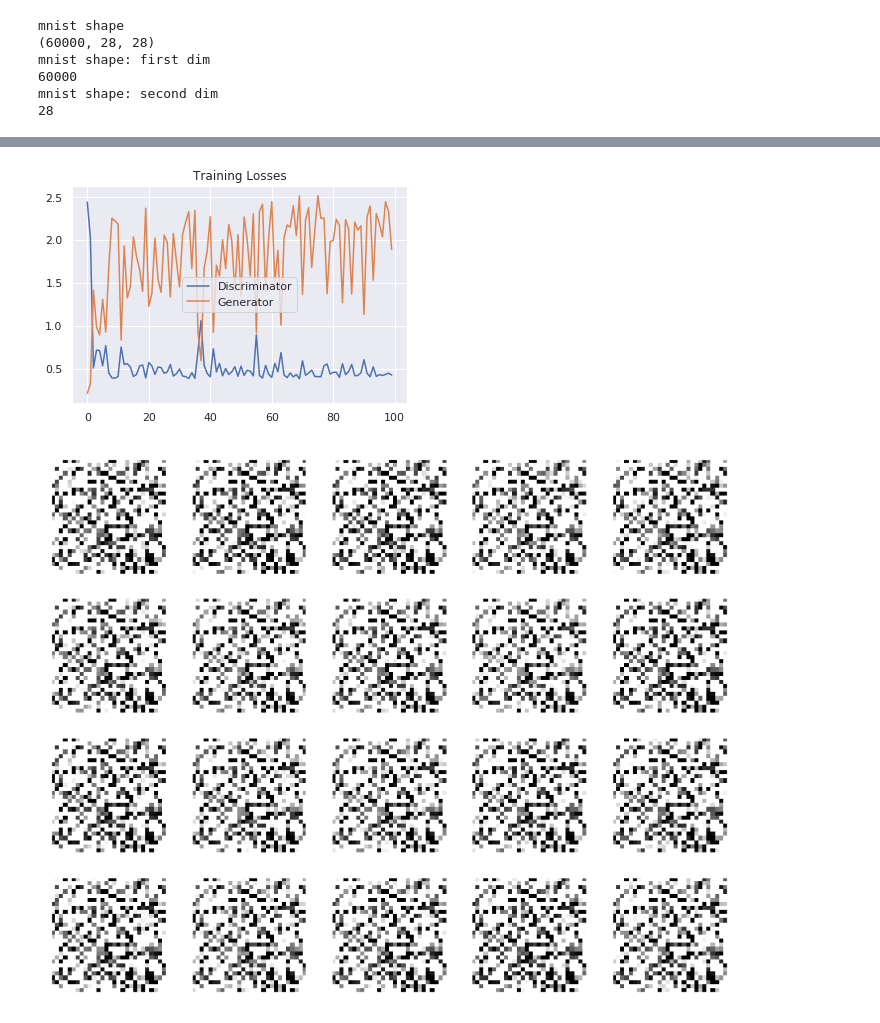
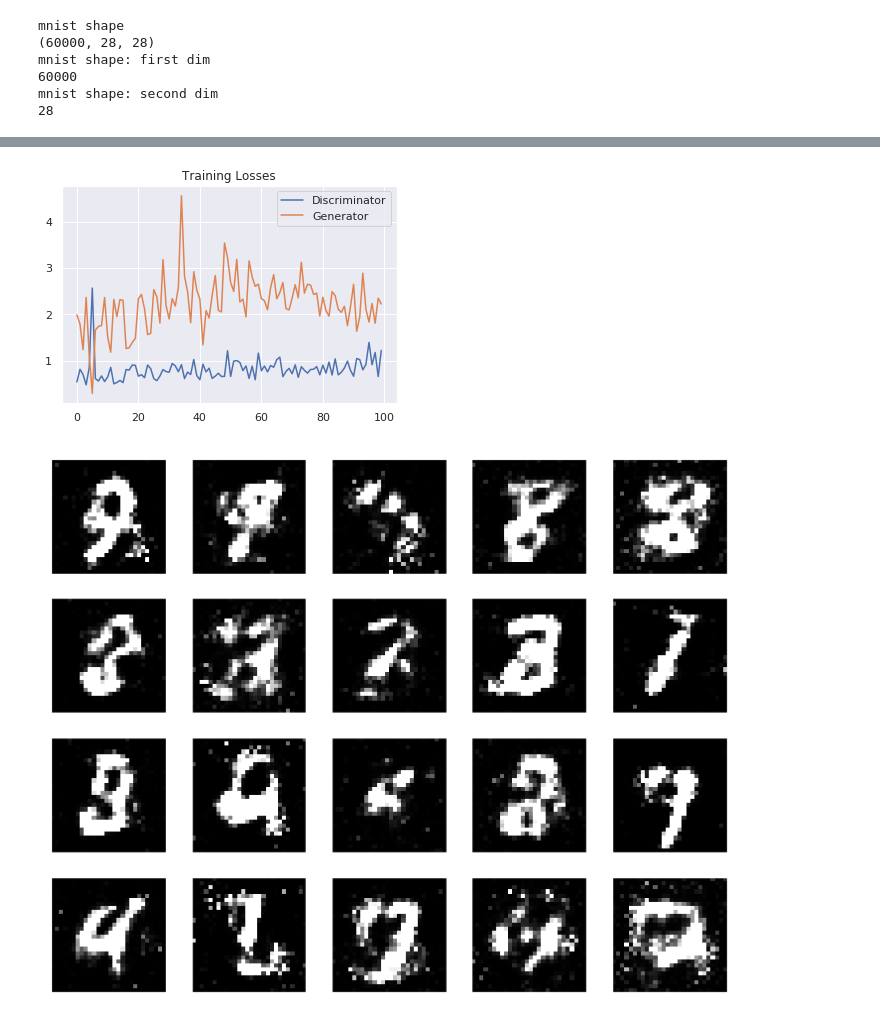
Before and after one commit to Jizhongpeng/2d_image_gans, a Jupyter notebook: mnist_gan.py.ipynb, the cells around one changed output, grey strips where cells are left out. Drawn from its saved outputs; the diff is of its cells as text; code cells hidden in the pictures.

Commit message:
switched discriminator optimizer from sgd to adam - works MUCH better

```diff
--- a/mnist_gan.py.ipynb
+++ b/mnist_gan.py.ipynb
@@ -41,8 +45,8 @@ mnist shape: first dim
 mnist shape: second dim
 28
 # %%
-# Input noise to generator, -1 to 1 b/c of tanh
-def sample_Z(num_of_samples, sample_size):
+# Input noise to generator
+def noise_creator(num_of_samples, sample_size):
     return np.random.normal(loc=0, scale=1, size=(num_of_samples, sample_size))
 # %%
 # Generator function - take in one sample of random data
@@ -114,7 +118,7 @@ def deprocess(x):
     return x
 # %%
 # deprocessing output test
-deprocess_test = sample_Z(20,784)
+deprocess_test = noise_creator(20,784)
 deprocess_test = preprocess(deprocess_test)
 plt.figure(figsize=(10,8))
 for i in range(20):
@@ -191,13 +197,14 @@ None
 # %%
 # hyper parameters
+sample_size = 100
 batch_size = 64
 eval_size = 16
 epochs = 100
-gen_learning_rate = 0.0001
+g_learning_rate = 0.0001
 d_learning_rate = 0.001
 
 # compiling the model
-D_sample.compile(optimizer=sgd(lr=d_learning_rate), loss='binary_crossentropy')
+D_sample.compile(optimizer=Adam(lr=d_learning_rate), loss='binary_crossentropy')
 gan.compile(optimizer=Adam(lr=g_learning_rate), loss='binary_crossentropy')
 
 
@@ -210,6 +217,7 @@ y_eval_real,  y_eval_fake  = make_labels(eval_size)
 
 
 losses = []
+gradients = []
 
 # training for-loop
 for e in range(epochs):
@@ -218,7 +226,7 @@ for e in range(epochs):
         x_batch_real = x_train_processed[i * batch_size: (i+1)*batch_size]
 
         # noise samples and corresponding images created by generator
-        noise_samples = sample_Z(batch_size, 100)
+        noise_samples = noise_creator(batch_size, sample_size)
         x_batch_fake = G_sample.predict_on_batch(noise_samples)
 
         # training the discriminator to detect real and fake images
@@ -233,7 +241,7 @@ for e in range(epochs):
     # evaluate
     x_eval_real = x_train_processed[np.random.choice(len(x_train_processed), eval_size, replace=False)]
 
-    noise_samples = sample_Z(eval_size, 100)
+    noise_samples = noise_creator(eval_size, sample_size)
     x_eval_fake = G_sample.predict_on_batch(noise_samples)
 
     d_loss = D_sample.test_on_batch(x_eval_real, y_eval_real)
@@ -242,6 +250,9 @@ for e in range(epochs):
 
     losses.append((d_loss, g_loss))
 
+    # gradients
+
+
     print("Epoch: {:>3}/{} Discriminator Loss: {:>6.4f} Generator Loss: {:>6.4f}".format(
         e+1, epochs, d_loss, g_loss))
 # %% [output]
@@ -272,23 +283,23 @@ plt.title("Training Losses")
 plt.legend()
 plt.show()
 # %% [output]
-[figure, old version]
+[figure, new version]
 # %%
-post_training_test = sample_Z(40,100)
+post_training_test = noise_creator(40,sample_size)
 generated_digits = G_sample.predict(post_training_test)
 
 plt.figure(figsize=(10, 8))
 for i in range(20):
     img = deprocess(generated_digits[i])
     plt.subplot(4, 5, i+1)
     plt.imshow(img, cmap='gray')
     plt.xticks([])
     plt.yticks([])
 plt.tight_layout()
 plt.show()
 #plt.savefig('2nd_gen.png')
 # %% [output]
-[figure, old version]
+[figure, new version]
 # %%
 # Needs adaptation
 
```
Also changed, not shown: parts of 5 cells of this notebook.
